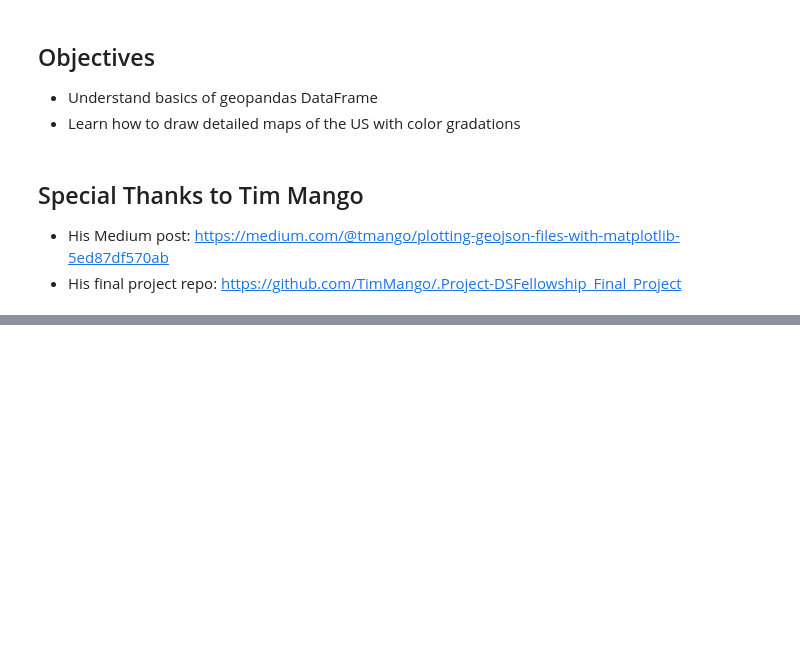
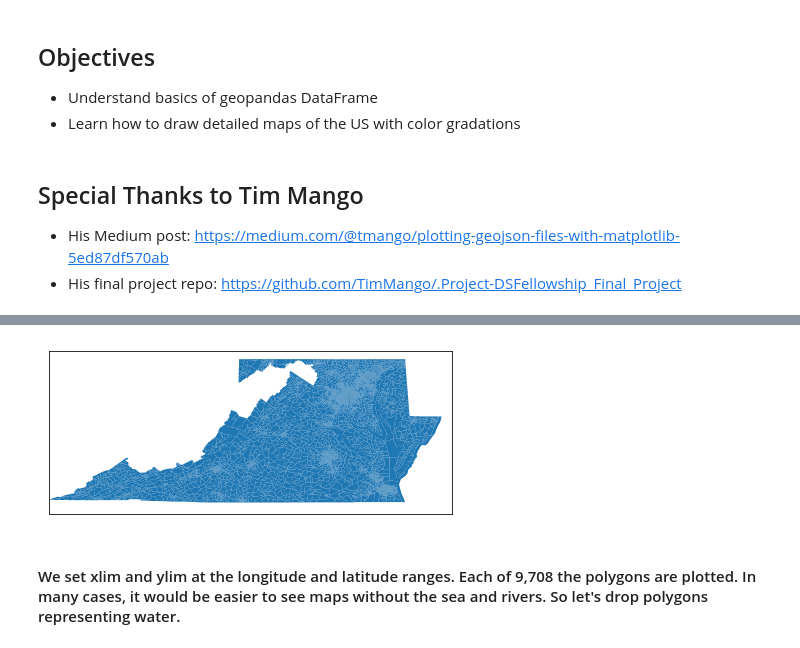
Before and after one commit to keita-dc/GeographicalVisualization, a Jupyter notebook: geographical_visualization.ipynb, the cells around one changed output, grey strips where cells are left out. Drawn from its saved outputs; the diff is of its cells as text; code cells hidden in the pictures; blank space fills up the shorter version.

```diff
--- a/geographical_visualization.ipynb
+++ b/geographical_visualization.ipynb
@@ -42,0 +25,3 @@ gpd.read_file("data/va.csv")
+# %%
+zf = zipfile.ZipFile("data/dmv.geojson.zip")
+dmv_gdf = gpd.read_file(zf.open("dmv.geojson"))
@@ -42,0 +49,12 @@ gpd.read_file("data/va.csv")
+# %%
+ax = dmv_gdf.plot()
+ax.set_xlim([-83.7, -74.75])
+ax.set_ylim([36.28, 39.9])
+plt.xticks([], [])
+plt.yticks([], [])
+plt.tight_layout()
+plt.show()
+# %% [output]
+[figure, added]
+# %% [markdown]
+#### We set xlim and ylim at the longitude and latitude ranges. Each of 9,708 the polygons are plotted. In many cases, it would be easier to see maps without the sea and rivers. So let's drop polygons representing water.
```
Also changed, not shown: parts of 18 cells of this notebook.
